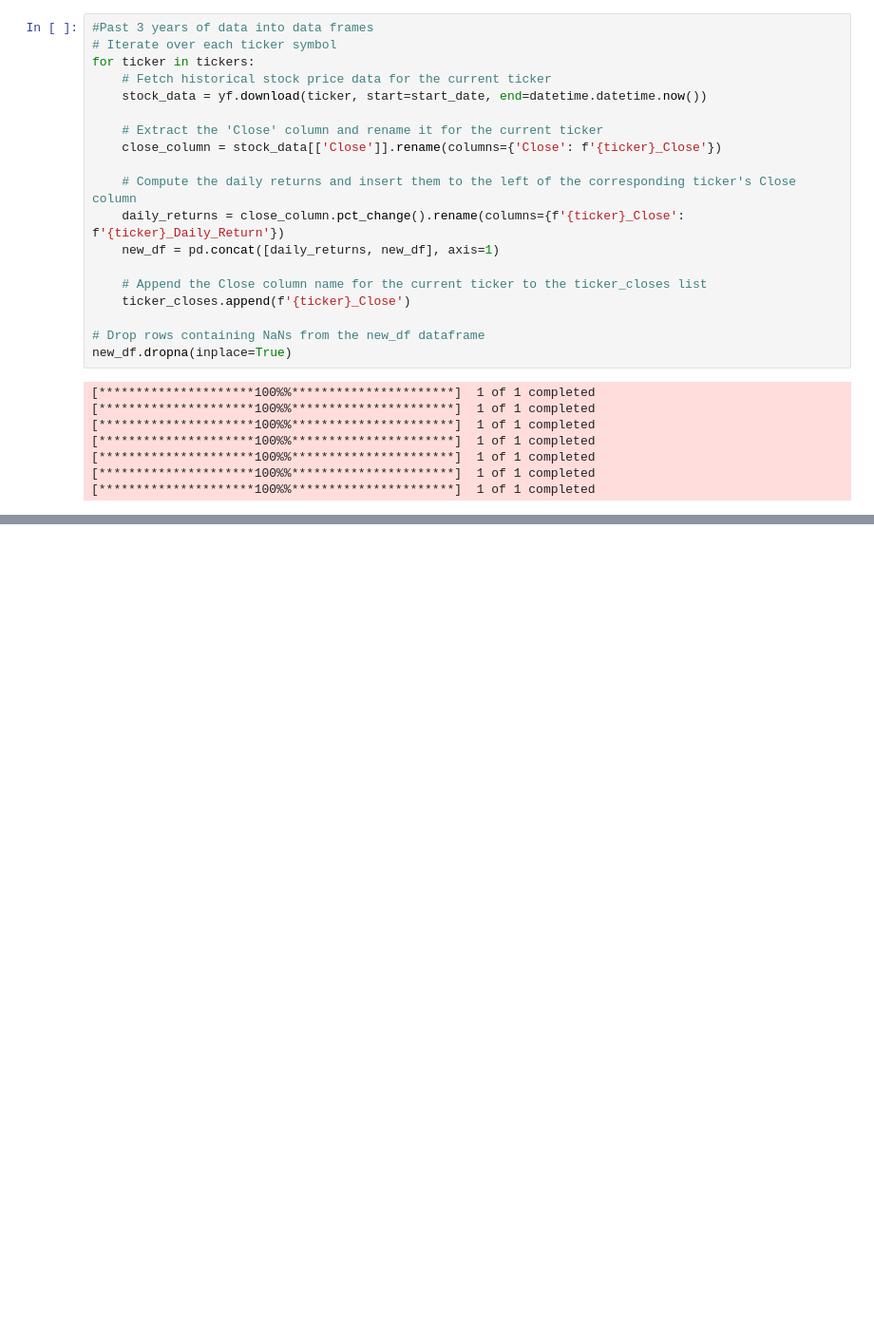
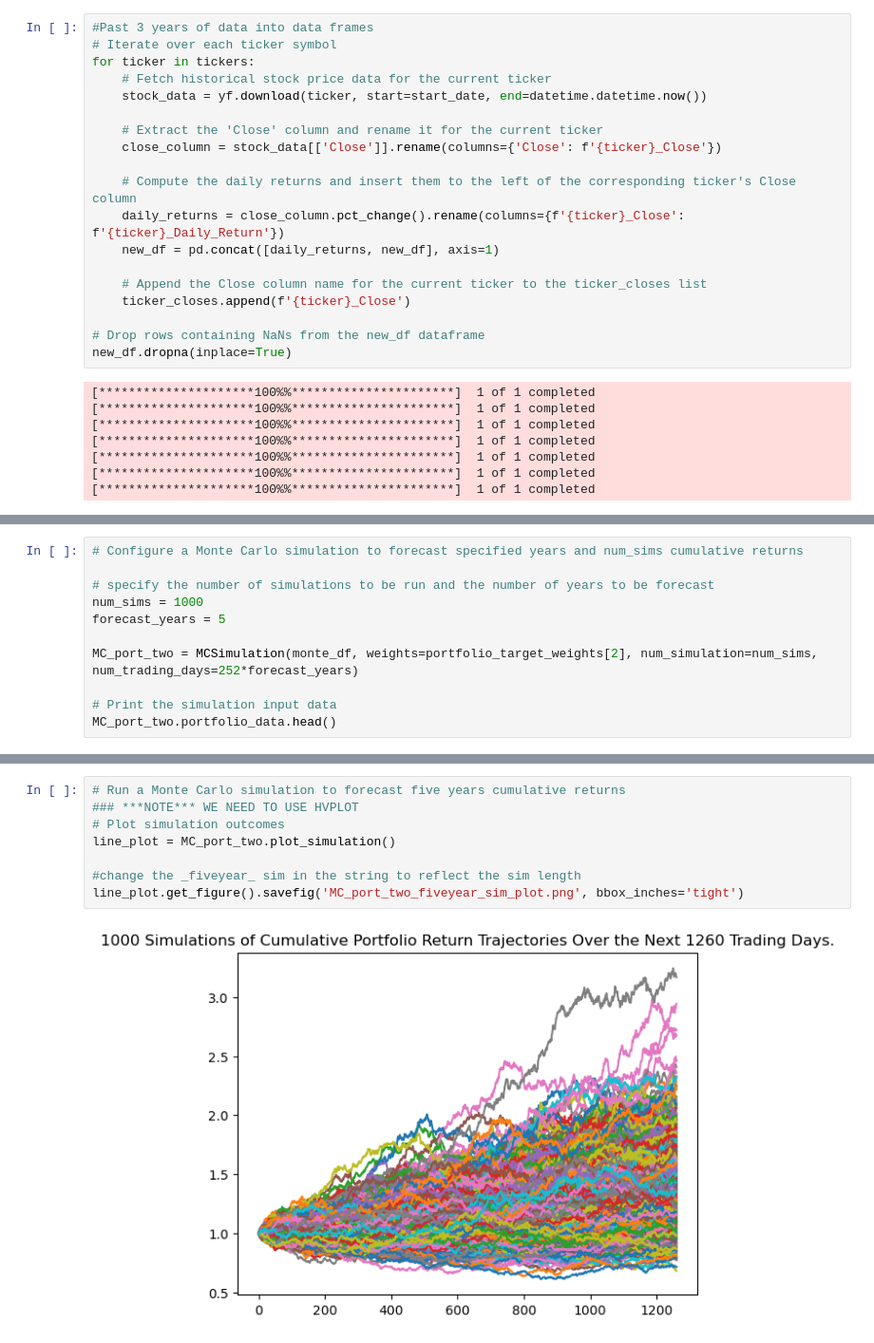
Before and after one commit to Joshbazz/Portfolio-Optimizer, a Jupyter notebook: solver.ipynb, the cells around one changed output, grey strips where cells are left out. Shown at 95% size. Saved outputs shown, nothing was run; the diff lists cells and outputs as text; blank space fills up the shorter version.

```diff
--- a/solver.ipynb
+++ b/solver.ipynb
@@ -849,0 +419,11 @@ for i in range(1,8):
+# %%
+# Configure a Monte Carlo simulation to forecast specified years and num_sims cumulative returns
+
+# specify the number of simulations to be run and the number of years to be forecast
+num_sims = 1000
+forecast_years = 5
+
+MC_port_two = MCSimulation(monte_df, weights=portfolio_target_weights[2], num_simulation=num_sims, num_trading_days=252*forecast_years)
+
+# Print the simulation input data
+MC_port_two.portfolio_data.head()
@@ -849,0 +439,10 @@ for i in range(1,8):
+# %%
+# Run a Monte Carlo simulation to forecast five years cumulative returns
+### ***NOTE*** WE NEED TO USE HVPLOT
+# Plot simulation outcomes
+line_plot = MC_port_two.plot_simulation()
+
+#change the _fiveyear_ sim in the string to reflect the sim length
+line_plot.get_figure().savefig('MC_port_two_fiveyear_sim_plot.png', bbox_inches='tight')
+# %% [output]
+[figure, added]
```
Also changed, not shown: parts of 57 cells of this notebook, 8 other files.
